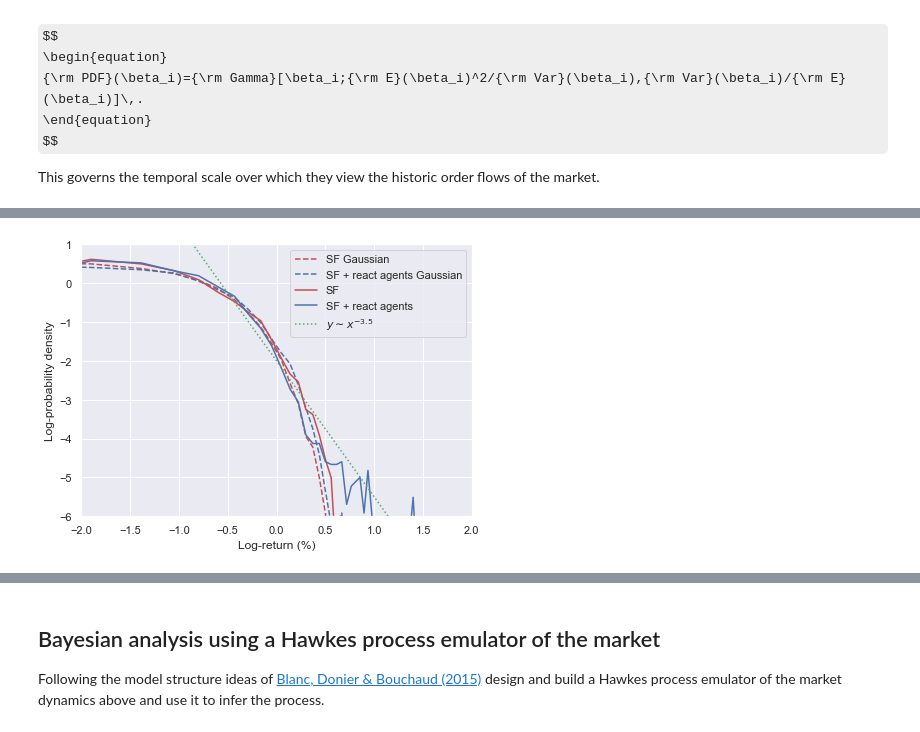
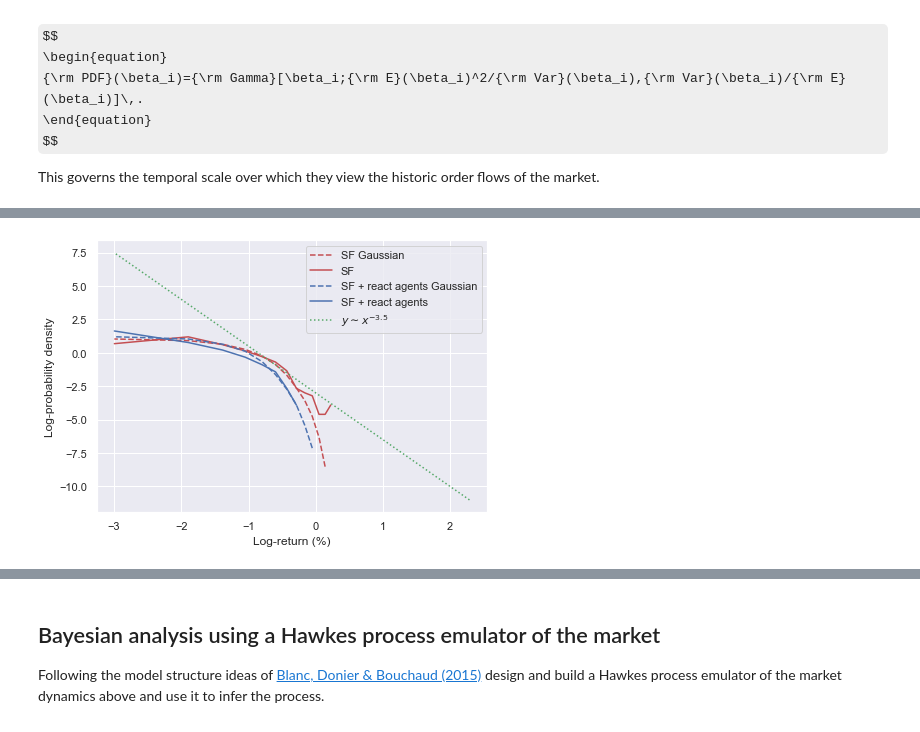
Before and after one commit to umbralcalc/lobsim, a Jupyter notebook: LOB_simulation.ipynb, the cells around one changed output, grey strips where cells are left out. Drawn from its saved outputs; the diff is of its cells as text; code cells hidden in the pictures; some formulas as TeX source.

```diff
--- a/LOB_simulation.ipynb
+++ b/LOB_simulation.ipynb
@@ -78,7 +80,7 @@ while t < tend:
 fig, ax = plt.subplots(1, 2, figsize=(17, 5))
 ax[0].bar(los.prices, los.asks)
 ax[0].bar(los.prices, -los.bids)
-ax[1].plot(np.asarray(midpssf)[:, 0], np.asarray(midpssf)[:, 1])
+df_sf.set_index('Time').plot(ax=ax[1])
 ax[0].set_xlim(
     [
         los.market_state_info["midprice"]-100.0,
@@ -87,7 +89,5 @@ ax[0].set_xlim(
 )
 ax[0].set_ylabel('Volume')
 ax[0].set_xlabel('Price')
-ax[1].set_ylabel('Mid price')
-ax[1].set_xlabel('Time')
 plt.show()
 # %% [output]
@@ -302,7 +314,7 @@ while t < tend:
 fig, ax = plt.subplots(1, 2, figsize=(17, 5))
 ax[0].bar(los.prices, los.asks)
 ax[0].bar(los.prices, -los.bids)
-ax[1].plot(np.asarray(midpsre)[:, 0], np.asarray(midpsre)[:, 1])
+df_re.set_index('Time').plot(ax=ax[1])
 ax[0].set_xlim(
     [
         los.market_state_info["midprice"]-100.0,
@@ -311,7 +323,5 @@ ax[0].set_xlim(
 )
 ax[0].set_ylabel('Volume')
 ax[0].set_xlabel('Price')
-ax[1].set_ylabel('Mid price')
-ax[1].set_xlabel('Time')
 plt.show()
 # %% [output]
@@ -319,86 +329,89 @@ plt.show()
 # %%
-n = 100
-dfssf = 100.0 * (
-    np.asarray(midpssf)[:, 1][n:]
-    - np.asarray(midpssf)[:, 1][:-n]
-) / np.asarray(midpssf)[:, 1][:-n]
-dfsre = 100.0 * (
-    np.asarray(midpsre)[:, 1][n:]
-    - np.asarray(midpsre)[:, 1][:-n]
-) / np.asarray(midpsre)[:, 1][:-n]
+dt = 0.5 # Time periods
+df_sf_asof = df_sf.set_index('Time').asof(
+    np.arange(dt, 500.0, dt)
+)
+df_re_asof = df_re.set_index('Time').asof(
+    np.arange(dt, 500.0, dt)
+)
+perc_returns_sf = 100.0 * (
+    df_sf_asof.diff().shift(-1) / df_sf_asof
+).iloc[:-1].values
+perc_returns_re = 100.0 * (
+    df_re_asof.diff().shift(-1) / df_re_asof
+).iloc[:-1].values
 fgausf, bgausf = np.histogram(
     np.abs(
         np.random.normal(
-            np.mean(dfssf),
-            np.std(dfssf),
-            size=len(dfssf),
+            np.mean(perc_returns_sf),
+            np.std(perc_returns_sf),
+            size=50000,
         )
     ),
     density=True,
-    bins=np.arange(0.0, 100.0, 0.1)
-)
-fsf, bsf = np.histogram(
-    np.abs(dfssf),
-    density=True,
-    bins=np.arange(0.0, 100.0, 0.1)
+    bins=np.arange(0.0, 10.0, 0.1)
 )
 fgaure, bgaure = np.histogram(
     np.abs(
         np.random.normal(
-            np.mean(dfsre),
-            np.std(dfsre),
-            size=len(dfsre),
+            np.mean(perc_returns_re),
+            np.std(perc_returns_re),
+            size=50000,
         )
     ),
     density=True,
-    bins=np.arange(0.0, 100.0, 0.1)
+    bins=np.arange(0.0, 10.0, 0.1)
+)
+fsf, bsf = np.histogram(
+    np.abs(perc_returns_sf),
+    density=True,
+    bins=np.arange(0.0, 10.0, 0.1)
 )
 fre, bre = np.histogram(
-    np.abs(dfsre),
+    np.abs(perc_returns_re),
     density=True,
-    bins=np.arange(0.0, 100.0, 0.1)
+    bins=np.arange(0.0, 10.0, 0.1)
 )
 fig, ax = plt.subplots(1, 1, figsize=(7, 5))
 plt.plot(
     np.log(0.5*(bgausf[1:]+bgausf[:-1])[::-1]),
     np.log(fgausf[::-1]),
     '--',
     color='r',
     label='SF Gaussian',
 )
 plt.plot(
+    np.log(0.5*(bsf[1:]+bsf[:-1])[::-1]),
+    np.log(fsf[::-1]),
+    color='r',
+    label='SF',
+)
+plt.plot(
     np.log(0.5*(bgaure[1:]+bgaure[:-1])[::-1]),
     np.log(fgaure[::-1]),
     '--',
     color='b',
     label='SF + react agents Gaussian',
-)
-plt.plot(
-    np.log(0.5*(bsf[1:]+bsf[:-1])[::-1]),
-    np.log(fsf[::-1]),
-    color='r',
-    label='SF',
 )
 plt.plot(
     np.log(0.5*(bre[1:]+bre[:-1])[::-1]),
     np.log(fre[::-1]),
     color='b',
     label='SF + react agents',
 )
 plt.plot(
-    np.log(0.5*(bre[1:]+bre[:-1])[::-1]),
-    -3.5*np.log(0.5*(bre[1:]+bre[:-1])[::-1]) - 2.0,
+    np.log(0.5*(bsf[1:]+bsf[:-1])[::-1]),
+    -3.5*np.log(0.5*(bsf[1:]+bsf[:-1])[::-1]) - 3.0,
     ':',
     color='g',
     label=r'$y\sim x^{-3.5}$',
 )
 plt.legend()
-ax.set_xlim([-2.0, 2.0])
-ax.set_ylim([-6.0, 1.0])
+#ax.set_ylim([-6.0, 5.0])
 ax.set_ylabel('Log-probability density')
 ax.set_xlabel('Log-return (%)')
 plt.show()
 # %% [output]
-[figure, old version]
+[figure, new version]
 # %%
 nlags = 20
```
Also changed, not shown: parts of 8 cells of this notebook, 1 other file.
